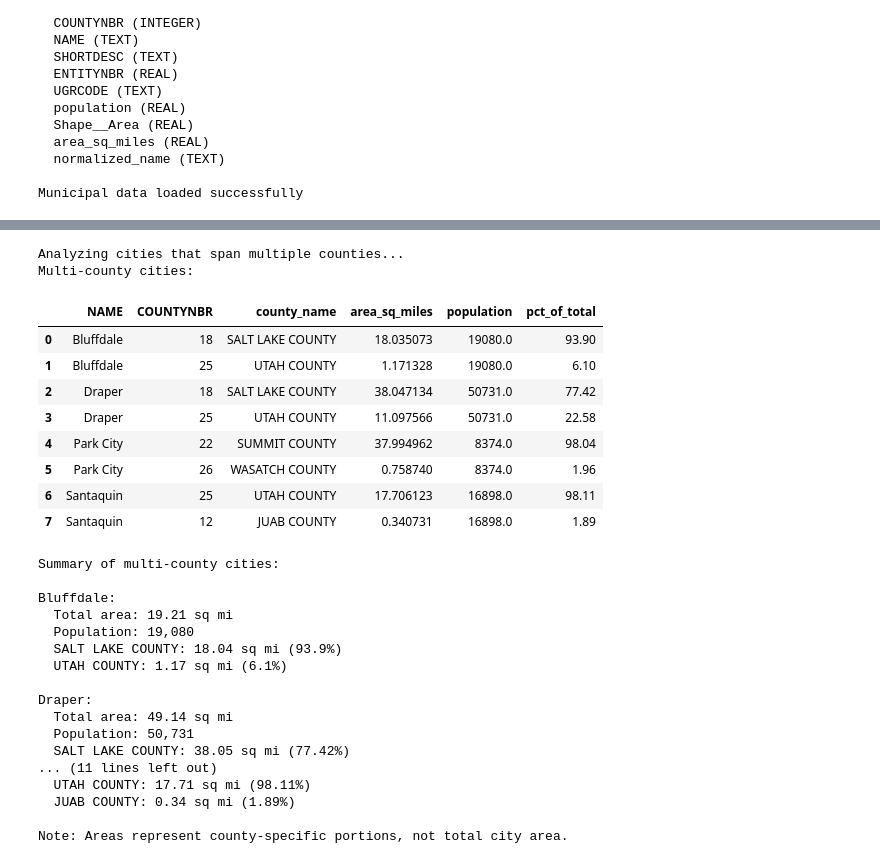
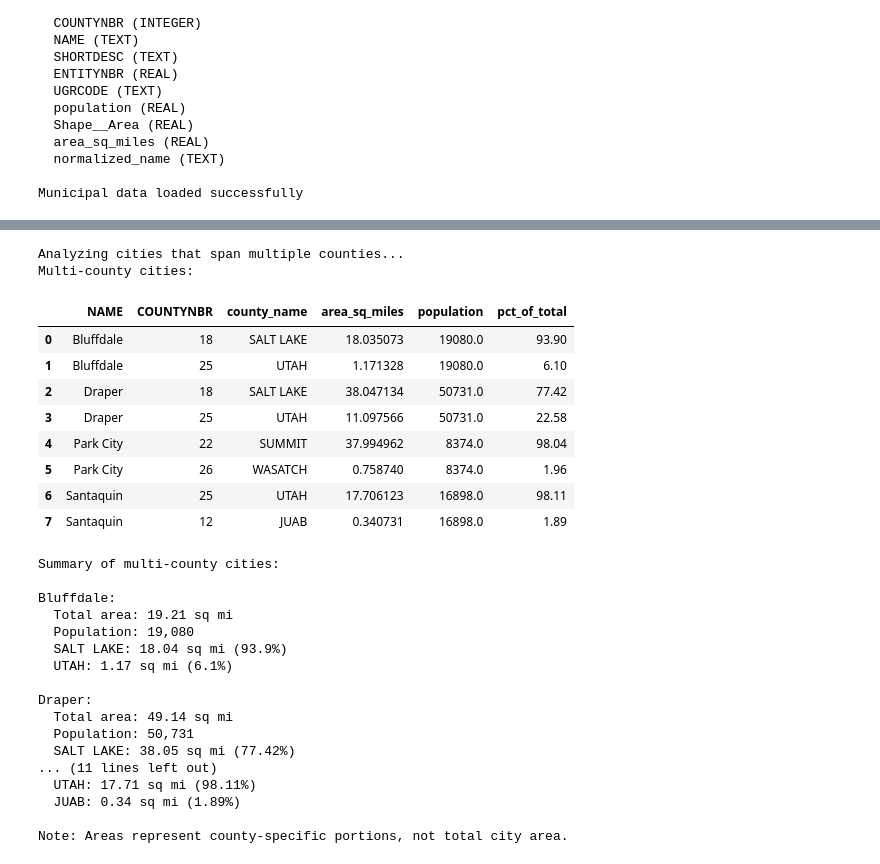
Before and after one commit to kraig-droid/localish-utah-propertytax-analysis, a Jupyter notebook: property_tax_comparisons.ipynb, the cells around one changed output, grey strips where cells are left out. Cells and saved outputs as stored; diff of their text form; code cells hidden in the pictures.

```diff
--- a/property_tax_comparisons.ipynb
+++ b/property_tax_comparisons.ipynb
@@ -537,64 +275,66 @@ query = """
 SELECT
     NAME,
     COUNTYNBR,
-    (SELECT county_name FROM county_mapping WHERE county_nbr = m.COUNTYNBR) as county_name,
+    County as county_name,
     area_sq_miles,
     population,
     ROUND(area_sq_miles * 100.0 / SUM(area_sq_miles) OVER (PARTITION BY NAME), 2) as pct_of_total
 FROM municipal_boundaries m
+JOIN tax_rates t ON m.COUNTYNBR = t.CodeCounty
 WHERE NAME IN (
     SELECT NAME
     FROM municipal_boundaries
     GROUP BY NAME
     HAVING COUNT(*) > 1
 )
+GROUP BY NAME, COUNTYNBR, County, area_sq_miles, population
 ORDER BY NAME, area_sq_miles DESC
 """
 multi_county_cities = pd.read_sql_query(query, conn)
 print("Multi-county cities:")
 display(multi_county_cities)
 
 # Summary statistics
 print("\nSummary of multi-county cities:")
 for city in multi_county_cities['NAME'].unique():
     city_data = multi_county_cities[multi_county_cities['NAME'] == city]
     total_area = city_data['area_sq_miles'].sum()
     total_pop = city_data['population'].iloc[0]  # Same across entries
     print(f"\n{city}:")
     print(f"  Total area: {total_area:.2f} sq mi")
     print(f"  Population: {int(total_pop):,}")
     for _, row in city_data.iterrows():
         print(f"  {row['county_name']}: {row['area_sq_miles']:.2f} sq mi ({row['pct_of_total']}%)")
 
 conn.close()
 print("\nNote: Areas represent county-specific portions, not total city area.")
 # %% [output]
 Analyzing cities that span multiple counties...
 Multi-county cities:
 |  | NAME | COUNTYNBR | county_name | area_sq_miles | population | pct_of_total |
-| 0 | Bluffdale | 18 | SALT LAKE COUNTY | 18.035073 | 19080.0 | 93.90 |
-| 1 | Bluffdale | 25 | UTAH COUNTY | 1.171328 | 19080.0 | 6.10 |
-| 2 | Draper | 18 | SALT LAKE COUNTY | 38.047134 | 50731.0 | 77.42 |
-| 3 | Draper | 25 | UTAH COUNTY | 11.097566 | 50731.0 | 22.58 |
-| 4 | Park City | 22 | SUMMIT COUNTY | 37.994962 | 8374.0 | 98.04 |
-| 5 | Park City | 26 | WASATCH COUNTY | 0.758740 | 8374.0 | 1.96 |
-| 6 | Santaquin | 25 | UTAH COUNTY | 17.706123 | 16898.0 | 98.11 |
-| 7 | Santaquin | 12 | JUAB COUNTY | 0.340731 | 16898.0 | 1.89 |
+| 0 | Bluffdale | 18 | SALT LAKE | 18.035073 | 19080.0 | 93.90 |
+| 1 | Bluffdale | 25 | UTAH | 1.171328 | 19080.0 | 6.10 |
+| 2 | Draper | 18 | SALT LAKE | 38.047134 | 50731.0 | 77.42 |
+| 3 | Draper | 25 | UTAH | 11.097566 | 50731.0 | 22.58 |
+| 4 | Park City | 22 | SUMMIT | 37.994962 | 8374.0 | 98.04 |
+| 5 | Park City | 26 | WASATCH | 0.758740 | 8374.0 | 1.96 |
+| 6 | Santaquin | 25 | UTAH | 17.706123 | 16898.0 | 98.11 |
+| 7 | Santaquin | 12 | JUAB | 0.340731 | 16898.0 | 1.89 |
 Summary of multi-county cities:
 
 Bluffdale:
   Total area: 19.21 sq mi
   Population: 19,080
-  SALT LAKE COUNTY: 18.04 sq mi (93.9%)
-  UTAH COUNTY: 1.17 sq mi (6.1%)
+  SALT LAKE: 18.04 sq mi (93.9%)
+  UTAH: 1.17 sq mi (6.1%)
 
 Draper:
   Total area: 49.14 sq mi
   Population: 50,731
-  SALT LAKE COUNTY: 38.05 sq mi (77.42%)
+  SALT LAKE: 38.05 sq mi (77.42%)
 ... (11 lines left out)
-  UTAH COUNTY: 17.71 sq mi (98.11%)
-  JUAB COUNTY: 0.34 sq mi (1.89%)
+  UTAH: 17.71 sq mi (98.11%)
+  JUAB: 0.34 sq mi (1.89%)
 
 Note: Areas represent county-specific portions, not total city area.
 # %%
```
Also changed, not shown: parts of 14 cells of this notebook, 1 other file.
